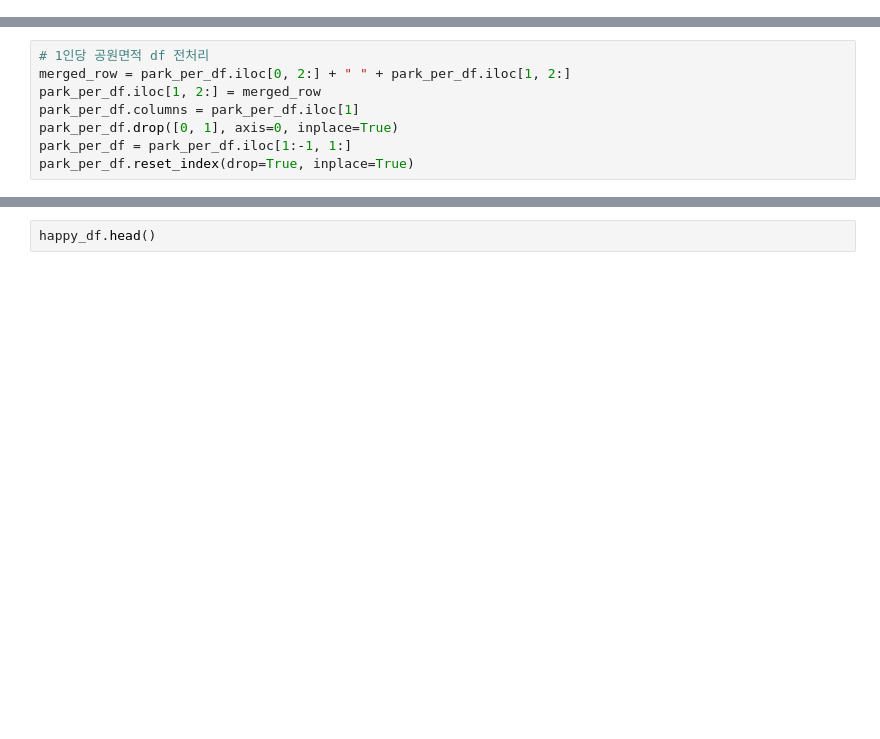
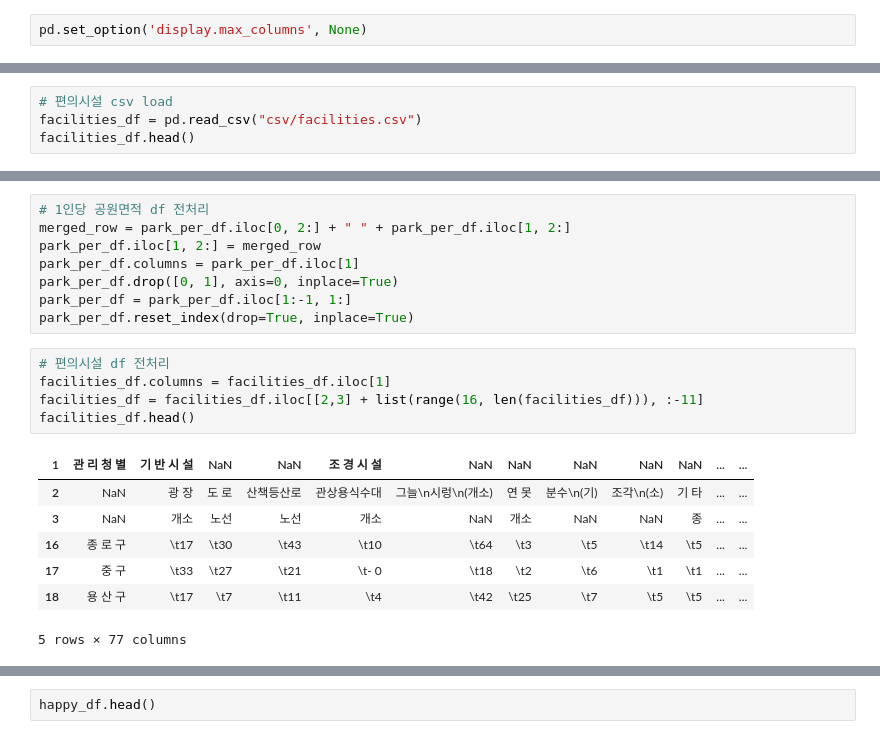
Before and after one commit to chaiwon1/happiness_analysis, a Jupyter notebook: happiness.ipynb, the cells around one changed output, grey strips where cells are left out. Cells and saved outputs as stored; diff of their text form; blank space fills up the shorter version.

```diff
--- a/happiness.ipynb
+++ b/happiness.ipynb
@@ -3,6 +3,8 @@ import pandas as pd
 import matplotlib.pyplot as plt
 import seaborn as sns
 import folium
+# %%
+pd.set_option('display.max_columns', None)
 # %% [markdown]
 ## 데이터 로드 및 전처리
 # %%
@@ -38,3 +40,7 @@ park_per_df.head()
 | 2 | 합계 | 소계 | 173024.06 | 17.90 | 119335.16 | 12.34 | 55225.65 | 5.71 |
 | 3 | 합계 | 종로구 | 11434.59 | 75.12 | 6236.64 | 40.97 | 3021.20 | 19.85 |
 | 4 | 합계 | 중구 | 3206.19 | 24.51 | 3118.86 | 23.85 | 1389.98 | 10.63 |
+# %%
+# 편의시설 csv load
+facilities_df = pd.read_csv("csv/facilities.csv")
+facilities_df.head()
@@ -67,3 +81,16 @@ park_per_df.columns = park_per_df.iloc[1]
 park_per_df.drop([0, 1], axis=0, inplace=True)
 park_per_df = park_per_df.iloc[1:-1, 1:]
 park_per_df.reset_index(drop=True, inplace=True)
+# %%
+# 편의시설 df 전처리
+facilities_df.columns = facilities_df.iloc[1]
+facilities_df = facilities_df.iloc[[2,3] + list(range(16, len(facilities_df))), :-11]
+facilities_df.head()
+# %% [output]
+| 1 | 관 리 청 별 | 기 반 시 설 | NaN | NaN | 조 경 시 설 | NaN | NaN | NaN | NaN | NaN | ... | ... |
+| 2 | NaN | 광 장 | 도 로 | 산책등산로 | 관상용식수대 | 그늘\n시렁\n(개소) | 연 못 | 분수\n(기) | 조각\n(소) | 기 타 | ... | ... |
+| 3 | NaN | 개소 | 노선 | 노선 | 개소 | NaN | 개소 | NaN | NaN | 종 | ... | ... |
+| 16 | 종 로 구 | \t17 | \t30 | \t43 | \t10 | \t64 | \t3 | \t5 | \t14 | \t5 | ... | ... |
+| 17 | 중 구 | \t33 | \t27 | \t21 | \t- 0 | \t18 | \t2 | \t6 | \t1 | \t1 | ... | ... |
+| 18 | 용 산 구 | \t17 | \t7 | \t11 | \t4 | \t42 | \t25 | \t7 | \t5 | \t5 | ... | ... |
+5 rows × 77 columns
```
Also changed, not shown: parts of 9 cells of this notebook, 8 other files.
